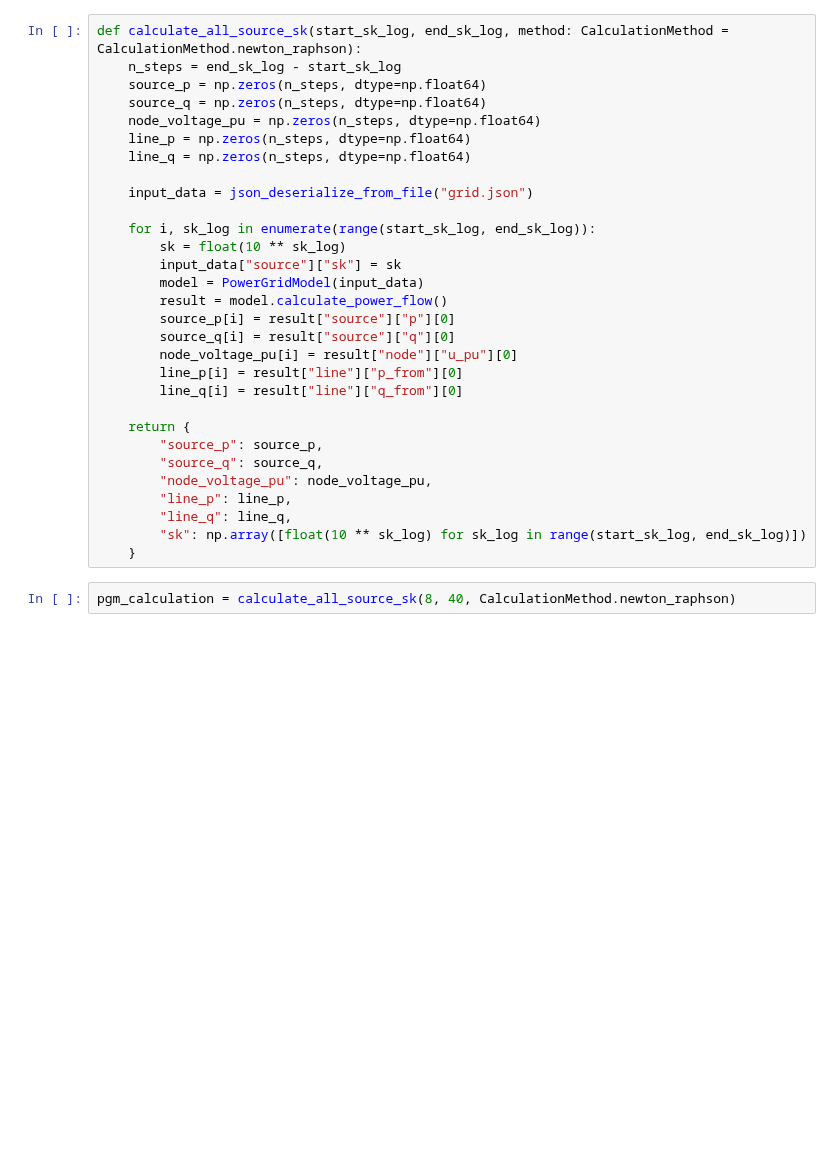
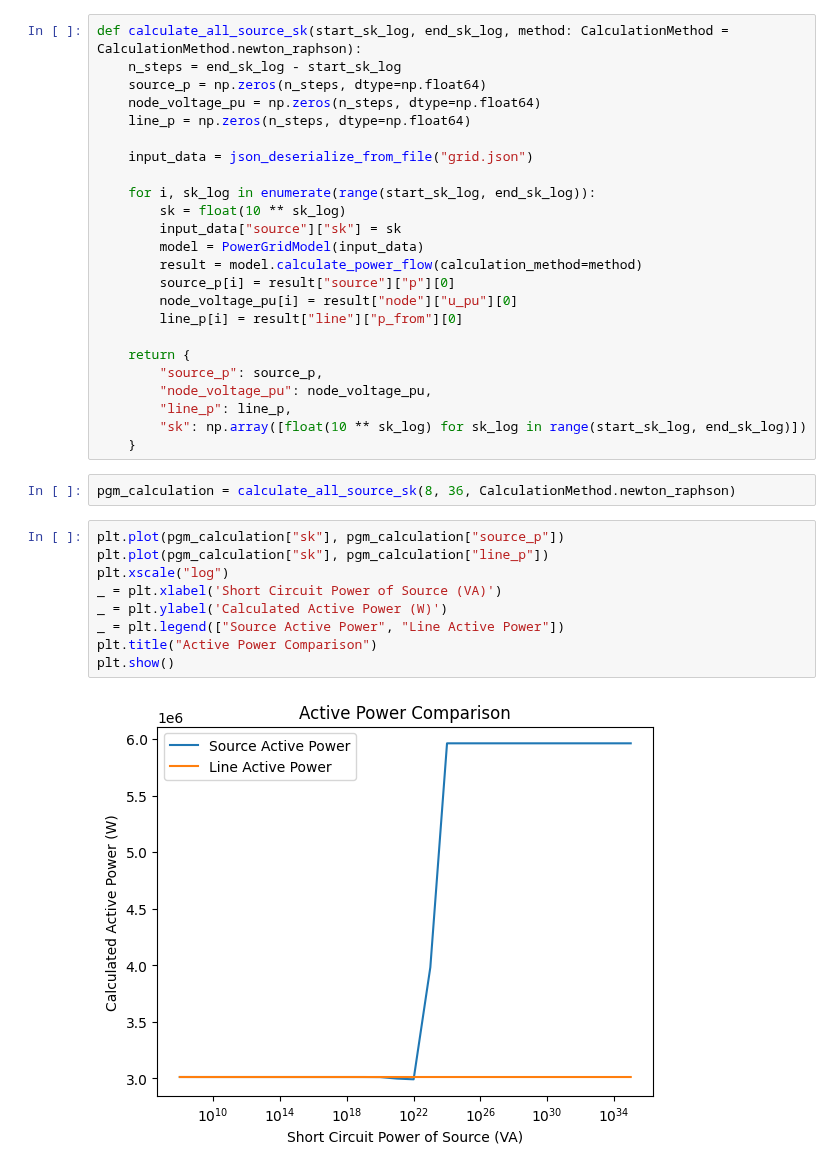
Before and after one commit to PowerGridModel/power-grid-model-workshop, a Jupyter notebook: source_calculation/source_calculation.ipynb, the cells around one changed output. Saved outputs shown, nothing was run; the diff lists cells and outputs as text; blank space fills up the shorter version.

Commit message:
compare source
Signed-off-by: Tony Xiang <tony.xiang@alliander.com>

```diff
--- a/source_calculation/source_calculation.ipynb
+++ b/source_calculation/source_calculation.ipynb
@@ -6,10 +9,8 @@ import numpy as np
 def calculate_all_source_sk(start_sk_log, end_sk_log, method: CalculationMethod = CalculationMethod.newton_raphson):
     n_steps = end_sk_log - start_sk_log
     source_p = np.zeros(n_steps, dtype=np.float64)
-    source_q = np.zeros(n_steps, dtype=np.float64)
     node_voltage_pu = np.zeros(n_steps, dtype=np.float64)
     line_p = np.zeros(n_steps, dtype=np.float64)
-    line_q = np.zeros(n_steps, dtype=np.float64)
 
     input_data = json_deserialize_from_file("grid.json")
 
@@ -17,20 +18,27 @@ def calculate_all_source_sk(start_sk_log, end_sk_log, method: CalculationMethod
         sk = float(10 ** sk_log)
         input_data["source"]["sk"] = sk
         model = PowerGridModel(input_data)
-        result = model.calculate_power_flow()
+        result = model.calculate_power_flow(calculation_method=method)
         source_p[i] = result["source"]["p"][0]
-        source_q[i] = result["source"]["q"][0]
         node_voltage_pu[i] = result["node"]["u_pu"][0]
         line_p[i] = result["line"]["p_from"][0]
-        line_q[i] = result["line"]["q_from"][0]
 
     return {
         "source_p": source_p,
-        "source_q": source_q,
         "node_voltage_pu": node_voltage_pu,
         "line_p": line_p,
-        "line_q": line_q,
         "sk": np.array([float(10 ** sk_log) for sk_log in range(start_sk_log, end_sk_log)])
     }
 # %%
-pgm_calculation = calculate_all_source_sk(8, 40, CalculationMethod.newton_raphson)
+pgm_calculation = calculate_all_source_sk(8, 36, CalculationMethod.newton_raphson)
+# %%
+plt.plot(pgm_calculation["sk"], pgm_calculation["source_p"])
+plt.plot(pgm_calculation["sk"], pgm_calculation["line_p"])
+plt.xscale("log")
+_ = plt.xlabel('Short Circuit Power of Source (VA)')
+_ = plt.ylabel('Calculated Active Power (W)')
+_ = plt.legend(["Source Active Power", "Line Active Power"])
+plt.title("Active Power Comparison")
+plt.show()
+# %% [output]
+[figure, added]
```
Also changed, not shown: parts of 4 cells of this notebook.
